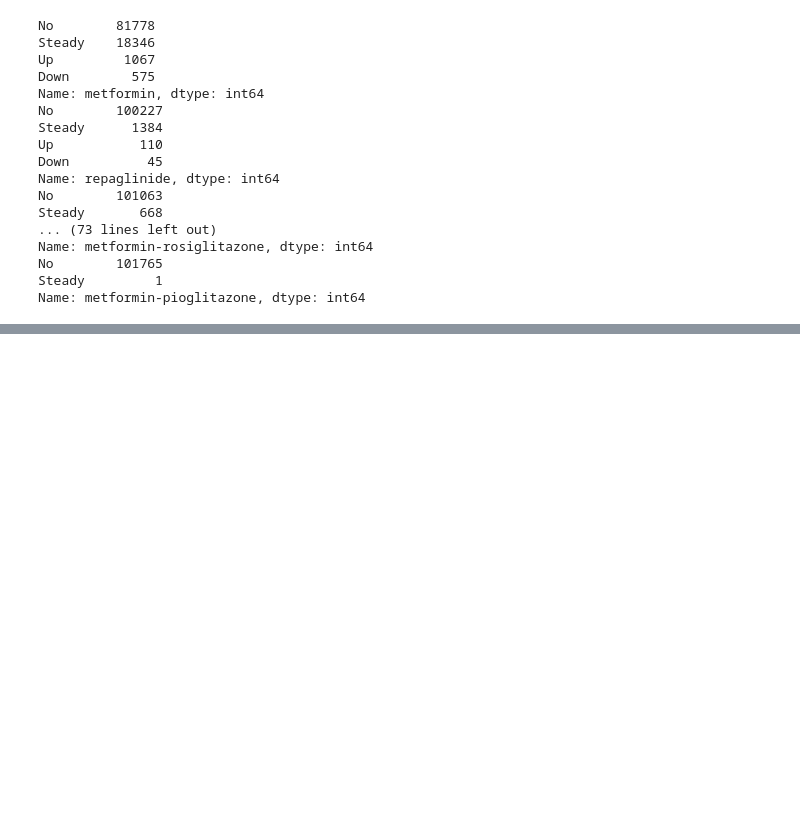
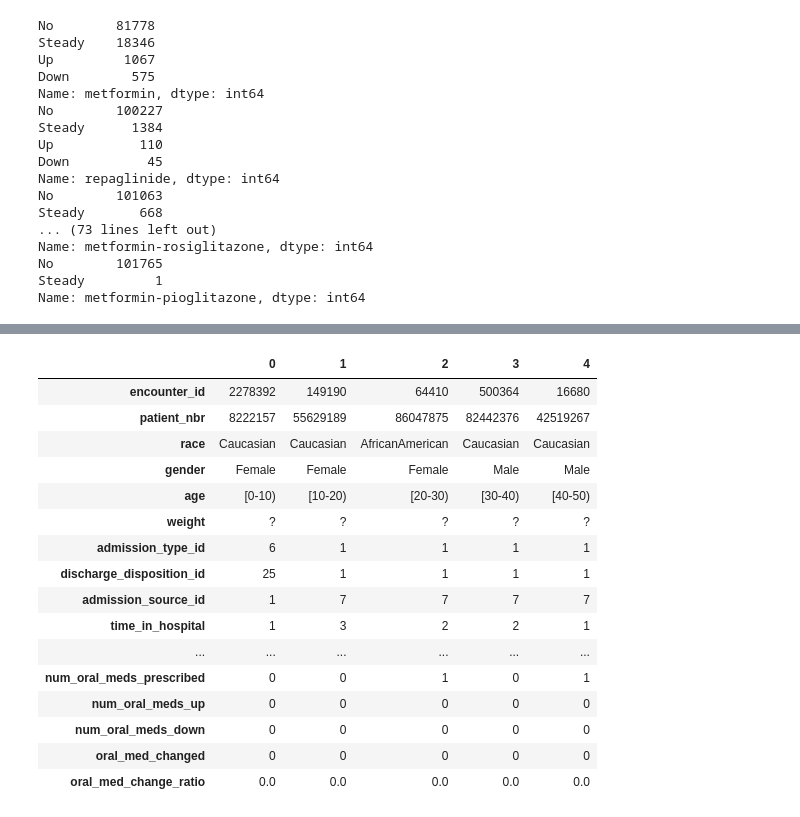
Before and after one commit to SayamKhatri/Clinical-Readmission-Prediction, a Jupyter notebook: Notebooks/EDA.ipynb, the cells around one changed output, grey strips where cells are left out. Drawn from its saved outputs; the diff is of its cells as text; code cells hidden in the pictures; blank space fills up the shorter version.

```diff
--- a/Notebooks/EDA.ipynb
+++ b/Notebooks/EDA.ipynb
@@ -221,0 +261,32 @@ df['readmitted_binary'] = df['readmitted'].apply(lambda x: 1 if x == '<30' else
+# %%
+oral_meds = [
+    'metformin', 'repaglinide', 'glimepiride',
+    'glipizide', 'glyburide', 'pioglitazone',
+    'rosiglitazone'
+]
+
+# 1. Total oral meds prescribed (anything ≠ “No”)
+df['num_oral_meds_prescribed'] = df[oral_meds].apply(lambda row: (row != 'No').sum(), axis=1)
+
+# 2. How many oral meds went Up
+df['num_oral_meds_up'] = df[oral_meds].apply(lambda row: (row == 'Up').sum(), axis=1)
+
+# 3. How many oral meds went Down
+df['num_oral_meds_down'] = df[oral_meds].apply(lambda row: (row == 'Down').sum(), axis=1)
+
+# 4. Any oral‐med change?
+df['oral_med_changed'] = ((df['num_oral_meds_up'] + df['num_oral_meds_down']) > 0).astype(int)
+
+# 5. Ratio of changed oral meds to total prescribed
+df['oral_med_change_ratio'] = 0.0
+mask = df['num_oral_meds_prescribed'] > 0
+df.loc[mask, 'oral_med_change_ratio'] = (
+    df.loc[mask, 'num_oral_meds_up'] +
+    df.loc[mask, 'num_oral_meds_down']
+) / df.loc[mask, 'num_oral_meds_prescribed']
+# %%
+df.drop(columns=[
+    'metformin', 'repaglinide', 'glimepiride',
+    'glipizide', 'glyburide', 'pioglitazone',
+    'rosiglitazone', 'insulin'
+], inplace=True)
@@ -221,0 +311,20 @@ df['readmitted_binary'] = df['readmitted'].apply(lambda x: 1 if x == '<30' else
+# %%
+df.head().T
+# %% [output]
+|  | 0 | 1 | 2 | 3 | 4 |
+| encounter_id | 2278392 | 149190 | 64410 | 500364 | 16680 |
+| patient_nbr | 8222157 | 55629189 | 86047875 | 82442376 | 42519267 |
+| race | Caucasian | Caucasian | AfricanAmerican | Caucasian | Caucasian |
+| gender | Female | Female | Female | Male | Male |
+| age | [0-10) | [10-20) | [20-30) | [30-40) | [40-50) |
+| weight | ? | ? | ? | ? | ? |
+| admission_type_id | 6 | 1 | 1 | 1 | 1 |
+| discharge_disposition_id | 25 | 1 | 1 | 1 | 1 |
+| admission_source_id | 1 | 7 | 7 | 7 | 7 |
+| time_in_hospital | 1 | 3 | 2 | 2 | 1 |
+| ... | ... | ... | ... | ... | ... |
+| num_oral_meds_prescribed | 0 | 0 | 1 | 0 | 1 |
+| num_oral_meds_up | 0 | 0 | 0 | 0 | 0 |
+| num_oral_meds_down | 0 | 0 | 0 | 0 | 0 |
+| oral_med_changed | 0 | 0 | 0 | 0 | 0 |
+| oral_med_change_ratio | 0.0 | 0.0 | 0.0 | 0.0 | 0.0 |
```
Also changed, not shown: parts of 37 cells of this notebook.
